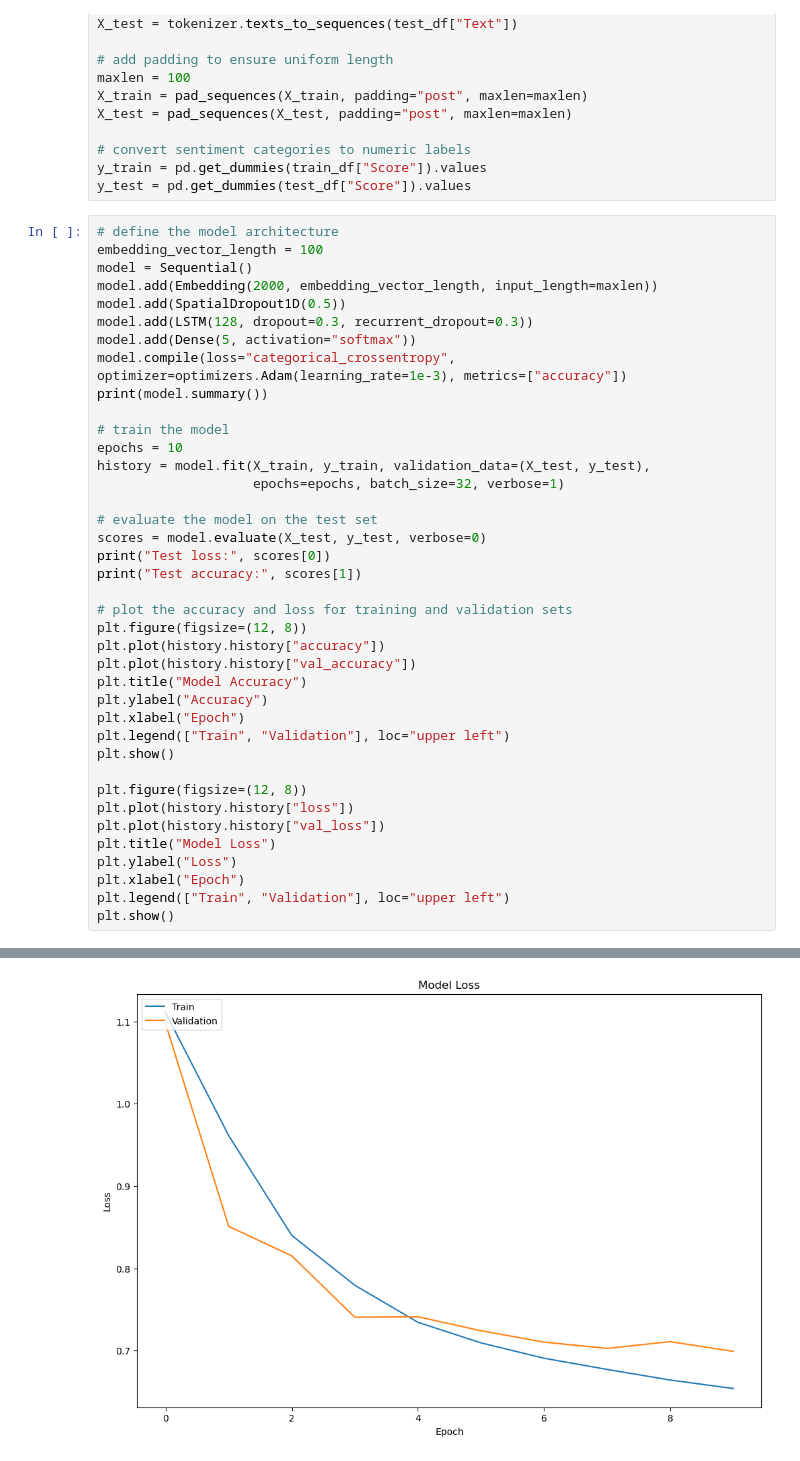
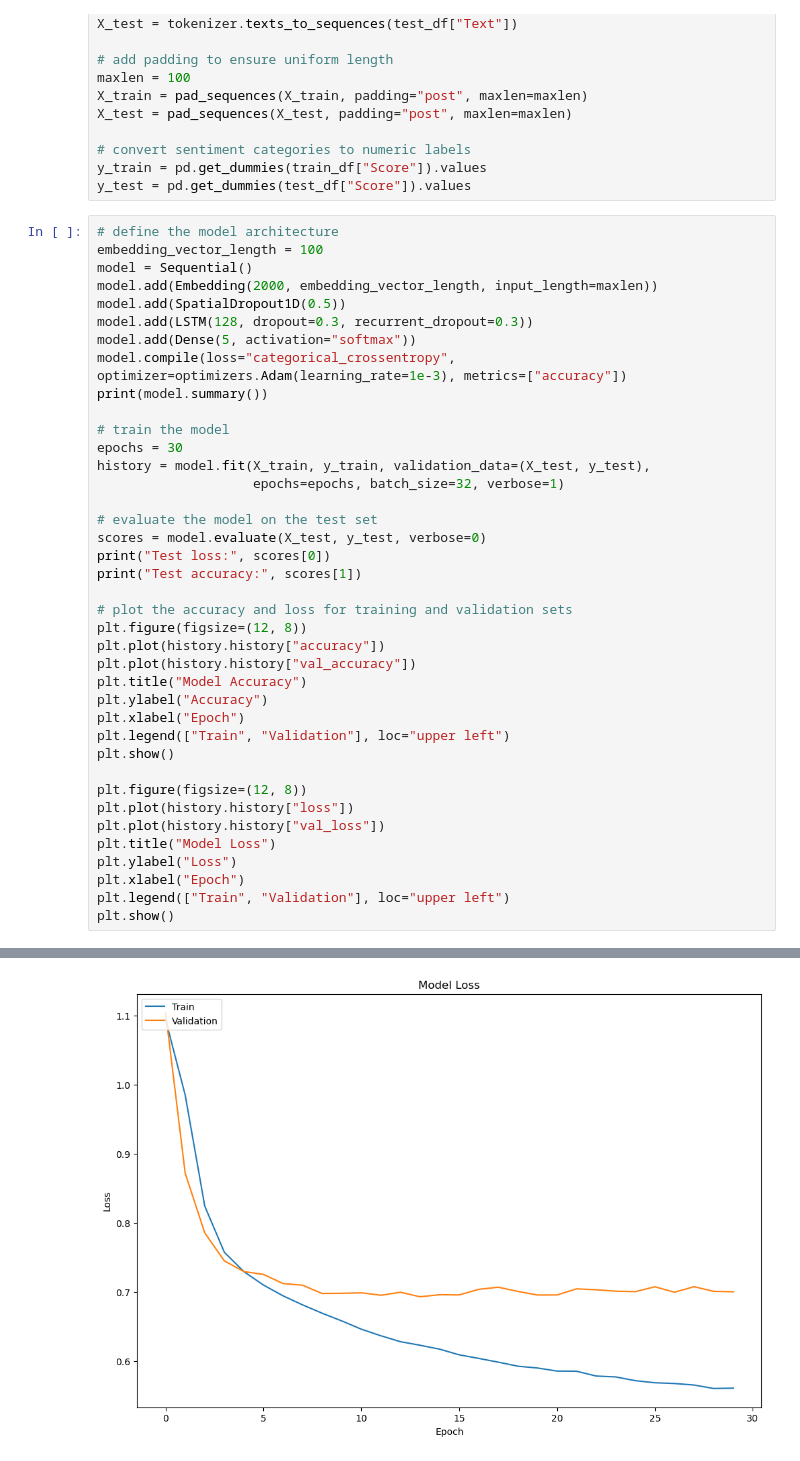
Before and after one commit to Caffretro/Comp7103_Assignment1_data_mining_and_NLP, a Jupyter notebook: sentiment_analysis_LSTM.ipynb, the cells around one changed output, grey strips where cells are left out. Cells and saved outputs as stored; diff of their text form.

Commit message:
updated LSTM with 30 epochs

```diff
--- a/sentiment_analysis_LSTM.ipynb
+++ b/sentiment_analysis_LSTM.ipynb
@@ -43,7 +43,7 @@ model.compile(loss="categorical_crossentropy", optimizer=optimizers.Adam(learnin
 print(model.summary())
 
 # train the model
-epochs = 10
+epochs = 30
 history = model.fit(X_train, y_train, validation_data=(X_test, y_test),
                     epochs=epochs, batch_size=32, verbose=1)
 
@@ -92 +113 @@ Test accuracy: 0.7423499822616577
-[figure, old version]
+[figure, new version]
```
Also changed, not shown: parts of 1 cell of this notebook.
